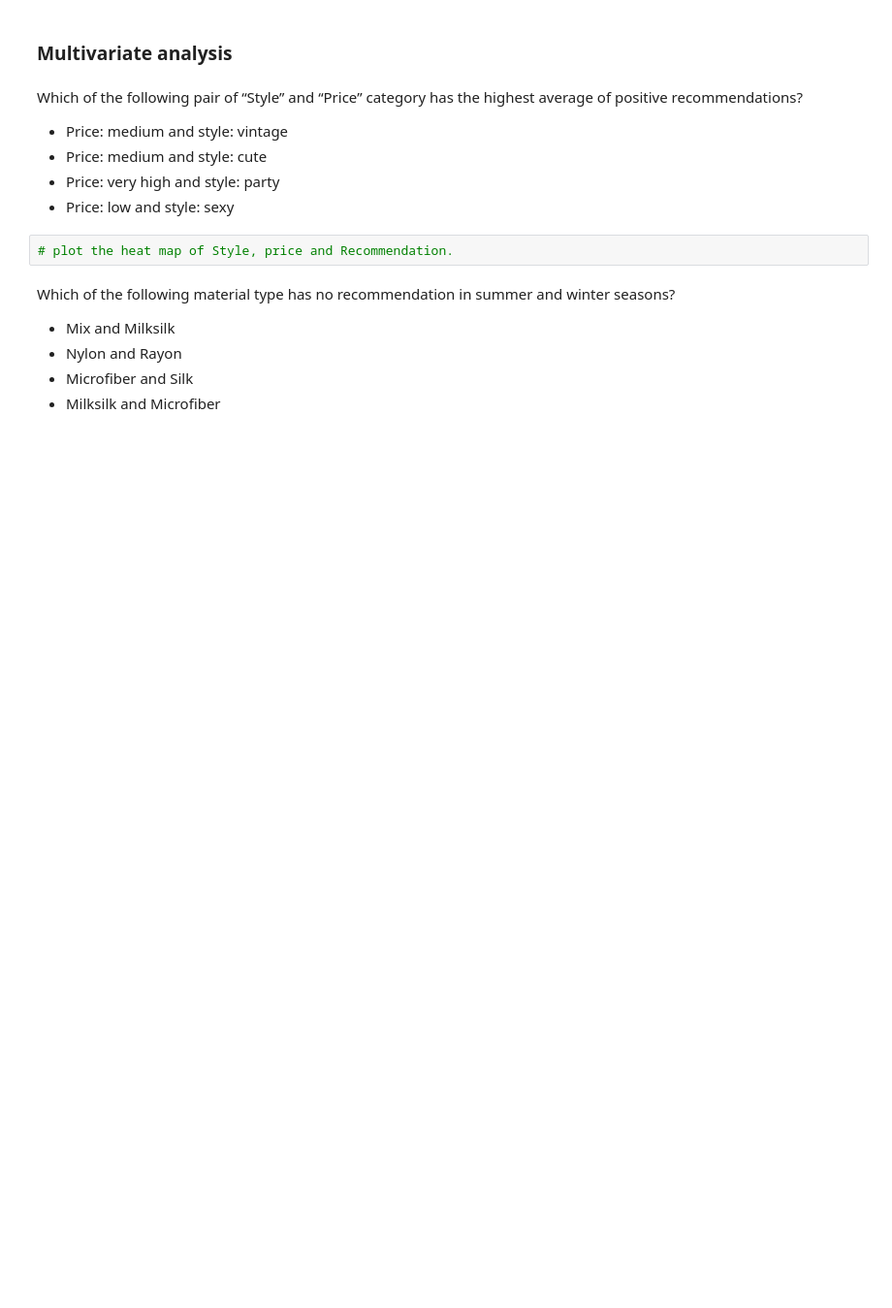
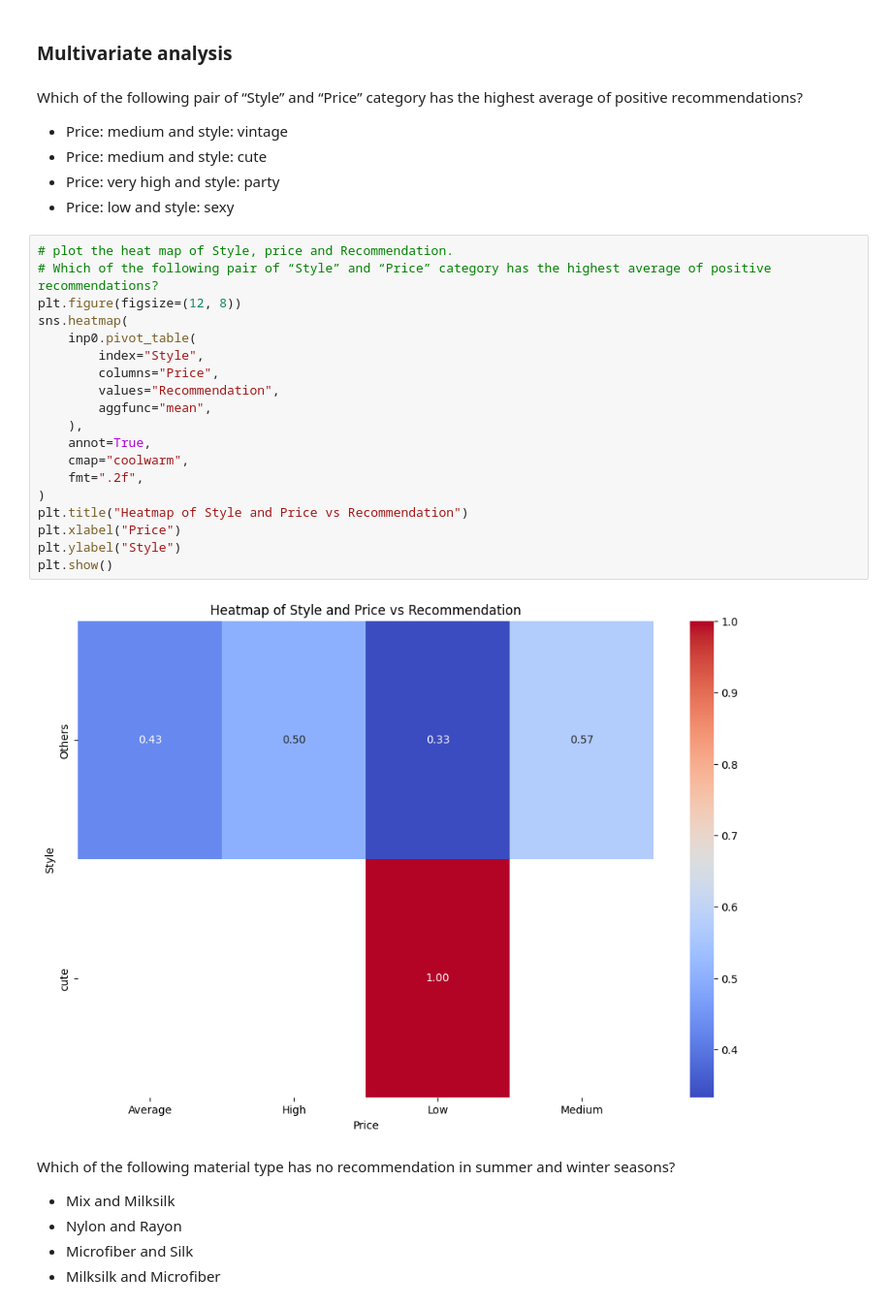
Before and after one commit to TalJa1/dc_practice, a Jupyter notebook: EDA+Graded+Exercise (1).ipynb, the cells around one changed output. Shown: that part at 97% size. Cells and saved outputs as stored; diff of their text form; blank space fills up the shorter version.

```diff
--- a/EDA+Graded+Exercise (1).ipynb
+++ b/EDA+Graded+Exercise (1).ipynb
@@ -317,7 +847,26 @@ Which of the following pair of “Style” and “Price” category has the high
 - Price: medium and style: cute
 - Price: very high and style: party
 - Price: low and style: sexy
-# %%
-# plot the heat map of Style, price and Recommendation.
+# %%
+# plot the heat map of Style, price and Recommendation.
+# Which of the following pair of “Style” and “Price” category has the highest average of positive recommendations?
+plt.figure(figsize=(12, 8))
+sns.heatmap(
+    inp0.pivot_table(
+        index="Style",
+        columns="Price",
+        values="Recommendation",
+        aggfunc="mean",
+    ),
+    annot=True,
+    cmap="coolwarm",
+    fmt=".2f",
+)
+plt.title("Heatmap of Style and Price vs Recommendation")
+plt.xlabel("Price")
+plt.ylabel("Style")
+plt.show()
+# %% [output]
+[figure, added]
 # %% [markdown]
 Which of the following material type has no recommendation in summer and winter seasons?
```
Also changed, not shown: parts of 51 cells of this notebook.
